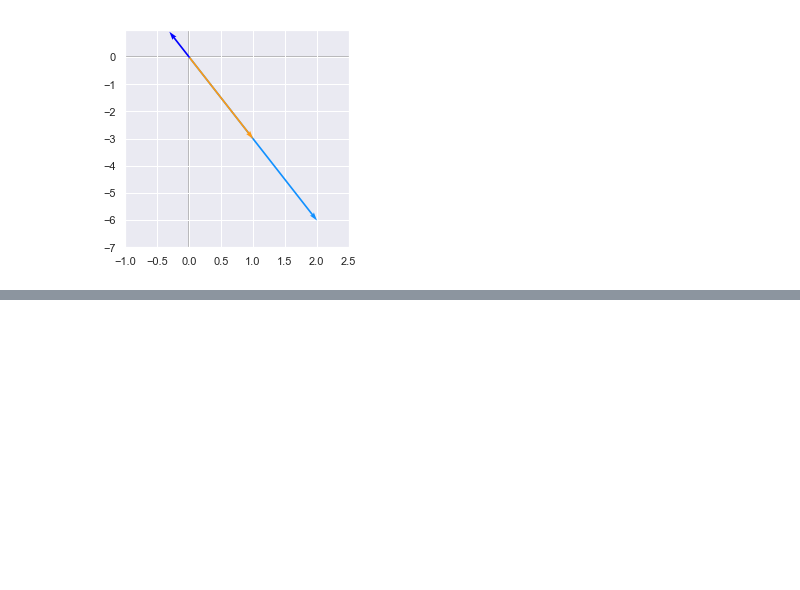
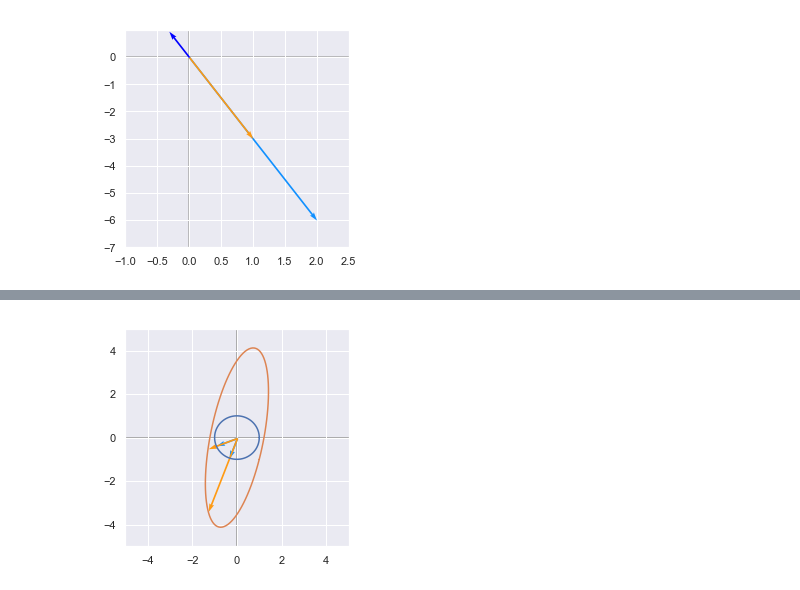
Before and after one commit to GAnagno/Dimensionality-Reduction, a Jupyter notebook: Eigendecomposition.ipynb, the cells around one changed output, grey strips where cells are left out. Cells and saved outputs as stored; diff of their text form; code cells hidden in the pictures; blank space fills up the shorter version.

```diff
--- a/Eigendecomposition.ipynb
+++ b/Eigendecomposition.ipynb
@@ -131,0 +234,5 @@ plt.show()
+# %%
+A = np.array([[1,1], [-1, 4]])
+linearTransformation(A)
+# %% [output]
+[figure, added]
```
Also changed, not shown: parts of 14 cells of this notebook.
